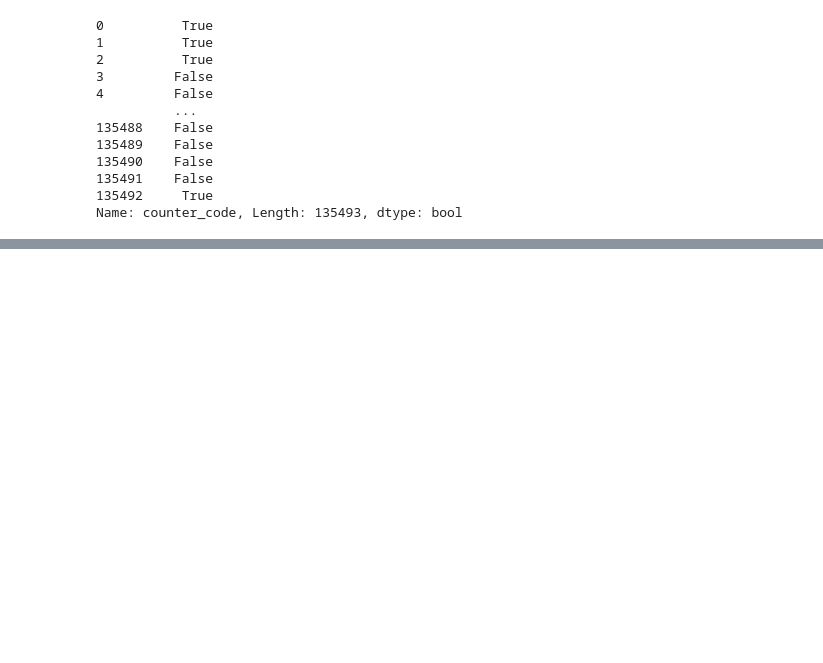
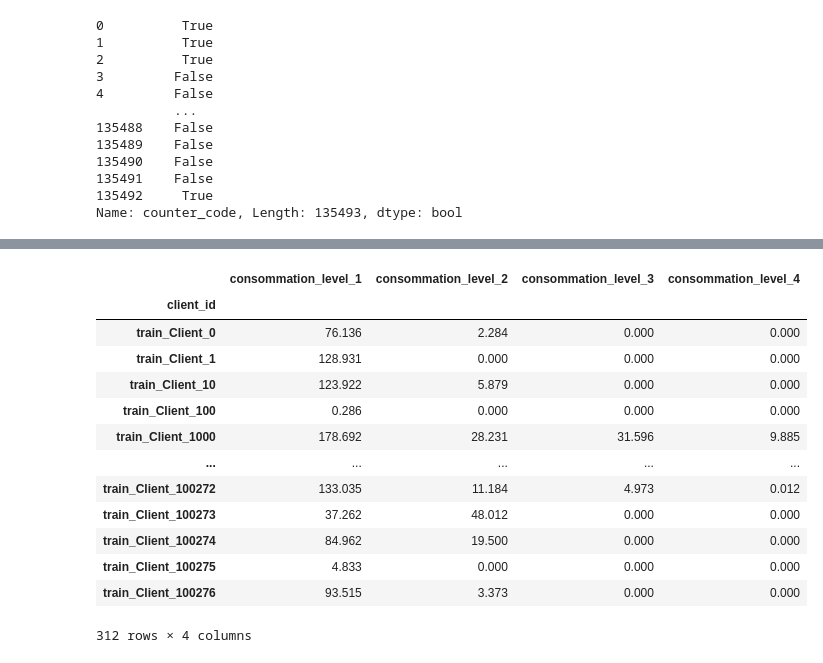
Before and after one commit to nikwilms/fraud-detection-electricity-gas-consumption, a Jupyter notebook: Initial_eda_felix.ipynb, the cells around one changed output, grey strips where cells are left out. Drawn from its saved outputs; the diff is of its cells as text; code cells hidden in the pictures; blank space fills up the shorter version.

```diff
--- a/Initial_eda_felix.ipynb
+++ b/Initial_eda_felix.ipynb
@@ -450,0 +462,26 @@ Name: counter_code, Length: 135493, dtype: bool
+# %%
+df_test = df_invoice_train.head(10000)
+df_test.head()
+cols_to_agg_num_weighted=["consommation_level_1","consommation_level_2",
+            "consommation_level_3","consommation_level_4"
+            ]
+df_test_agg = df_test.groupby("client_id")[cols_to_agg_num_weighted+["months_number"]].sum()
+for col in cols_to_agg_num_weighted:
+    df_test_agg[col] = df_test_agg[col]/ df_test_agg["months_number"]
+df_test_agg.drop(columns="months_number",inplace=True)
+df_test_agg
+# %% [output]
+|  | consommation_level_1 | consommation_level_2 | consommation_level_3 | consommation_level_4 |
+| client_id |  |  |  |  |
+| train_Client_0 | 76.136 | 2.284 | 0.000 | 0.000 |
+| train_Client_1 | 128.931 | 0.000 | 0.000 | 0.000 |
+| train_Client_10 | 123.922 | 5.879 | 0.000 | 0.000 |
+| train_Client_100 | 0.286 | 0.000 | 0.000 | 0.000 |
+| train_Client_1000 | 178.692 | 28.231 | 31.596 | 9.885 |
+| ... | ... | ... | ... | ... |
+| train_Client_100272 | 133.035 | 11.184 | 4.973 | 0.012 |
+| train_Client_100273 | 37.262 | 48.012 | 0.000 | 0.000 |
+| train_Client_100274 | 84.962 | 19.500 | 0.000 | 0.000 |
+| train_Client_100275 | 4.833 | 0.000 | 0.000 | 0.000 |
+| train_Client_100276 | 93.515 | 3.373 | 0.000 | 0.000 |
+312 rows × 4 columns
```
Also changed, not shown: parts of 9 cells of this notebook, 2 other files.
